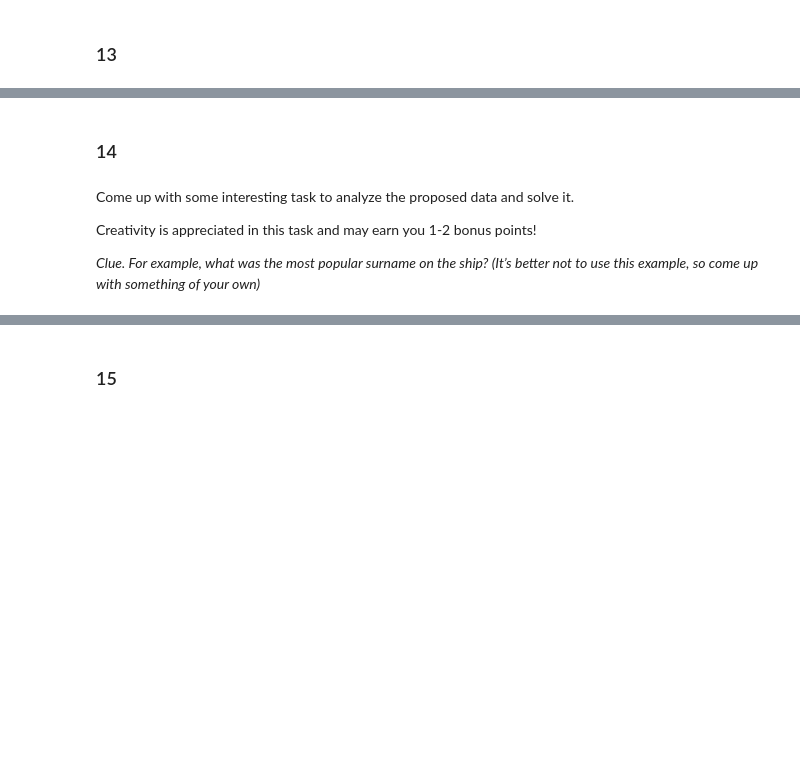
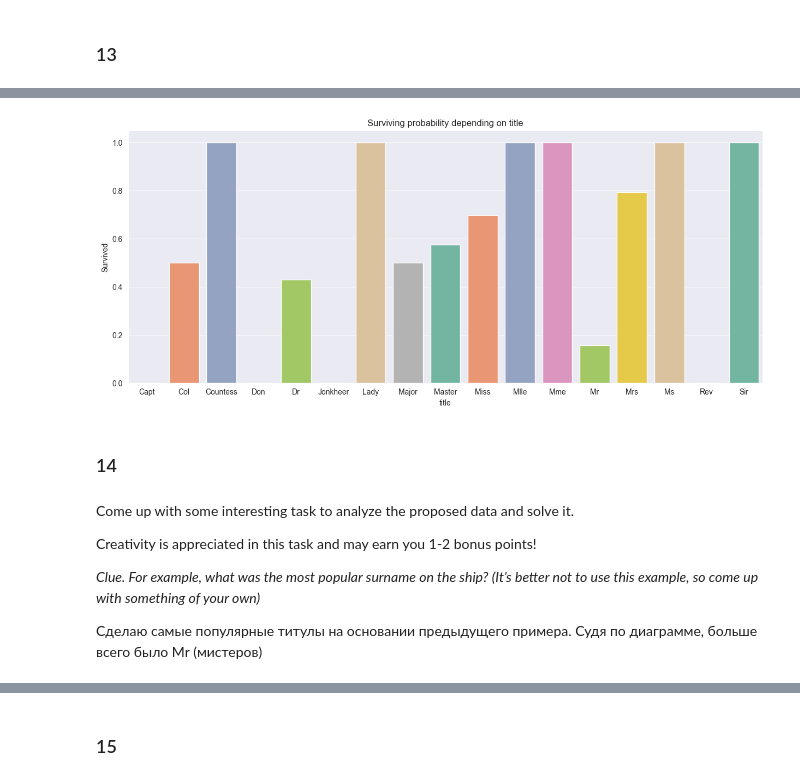
Before and after one commit to Megacinder/mds24, a Jupyter notebook: md3_ml/HA 2 - Pandas_ML_MDS_AhremenkoMA.ipynb, the cells around one changed output, grey strips where cells are left out. Cells and saved outputs as stored; diff of their text form; code cells hidden in the pictures; blank space fills up the shorter version.

```diff
--- a/md3_ml/HA 2 - Pandas_ML_MDS_AhremenkoMA.ipynb
+++ b/md3_ml/HA 2 - Pandas_ML_MDS_AhremenkoMA.ipynb
@@ -506,3 +583,28 @@ Now come up with your own feature that can be useful for analysis (carries some
+# %%
+# df["surname"] = df["Name"].str.split(",").str[0]
+# df["ticket_prefix"] = df["Ticket"].str.split(" ").str[0]
+df["Age"] = round(df["Age"])
+
+# df[ df["Name"].str.contains("Don") ]
+
+def add_title_col(df: DataFrame) -> DataFrame:
+    regexp_to_get_title = r" ([A-Za-z]+)\."
+    df["title"] = df["Name"].str.extract(regexp_to_get_title)
+    return df
+
+df = add_title_col(df)
+# df
+GROUP_BY = "title"
+
+
+df13 = df.groupby(GROUP_BY)["Survived"].mean().reset_index()
+plt.figure(figsize=(15, 6))
+sns.barplot(data=df13, hue=GROUP_BY, x=GROUP_BY, y="Survived", palette="Set2")
+plt.title(f"Surviving probability depending on {GROUP_BY}")
+plt.xlabel(GROUP_BY)
+plt.show()
+# %% [output]
+[figure, added]
 # %% [markdown]
 ### 14
 # %% [markdown]
@@ -511,3 +613,6 @@ Come up with some interesting task to analyze the proposed data and solve it.
 Creativity is appreciated in this task and may earn you 1-2 bonus points!
 
 *Clue. For example, what was the most popular surname on the ship? (It’s better not to use this example, so come up with something of your own)*
+
+
+Сделаю самые популярные титулы на основании предыдущего примера. Судя по диаграмме, больше всего было Mr (мистеров)
```
Also changed, not shown: parts of 41 cells of this notebook, 5 other files.
